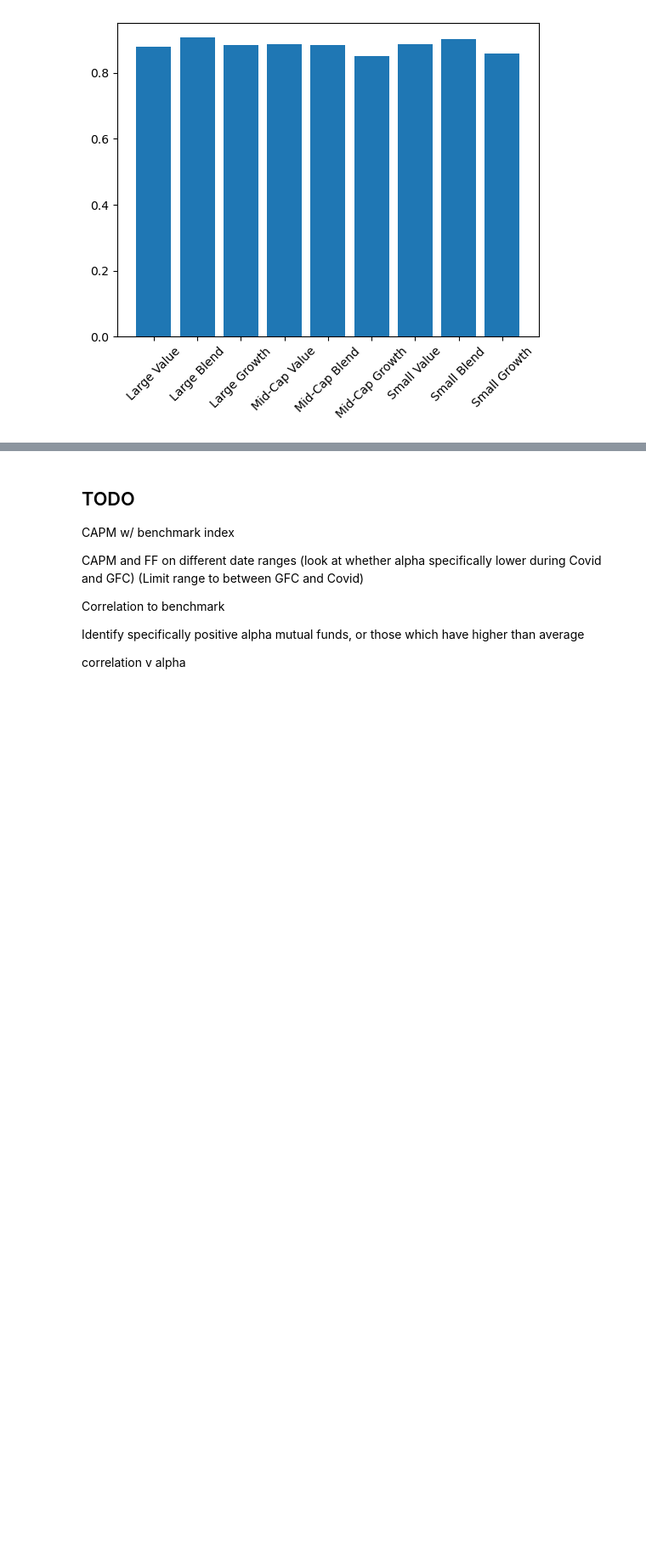
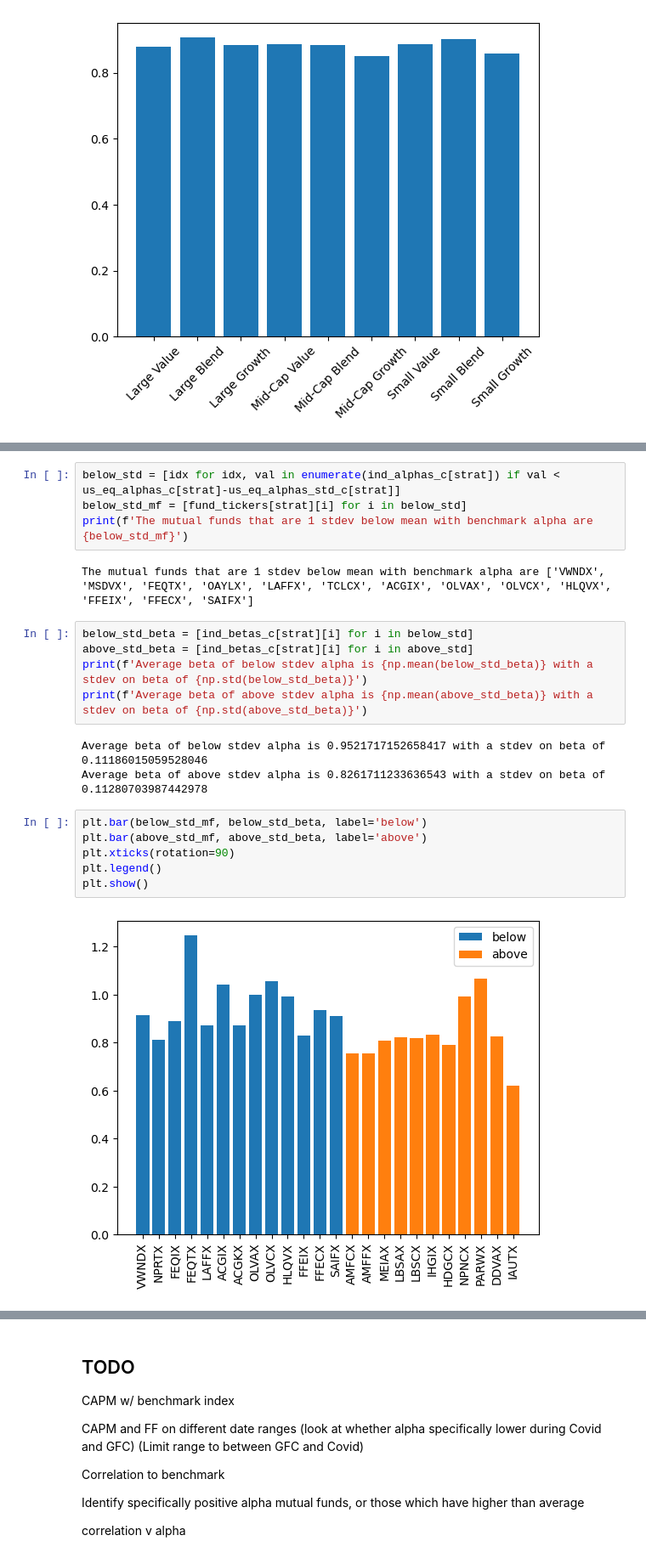
Before and after one commit to earlight/15-4331-final-project, a Jupyter notebook: us_data_analysis.ipynb, the cells around one changed output, grey strips where cells are left out. Shown at 85% size. Drawn from its saved outputs; the diff is of its cells as text; blank space fills up the shorter version.

```diff
--- a/data_analysis.ipynb
+++ b/us_data_analysis.ipynb
@@ -361,0 +407,22 @@ plt.show()
+# %%
+below_std = [idx for idx, val in enumerate(ind_alphas_c[strat]) if val < us_eq_alphas_c[strat]-us_eq_alphas_std_c[strat]]
+below_std_mf = [fund_tickers[strat][i] for i in below_std]
+print(f'The mutual funds that are 1 stdev below mean with benchmark alpha are {below_std_mf}')
+# %% [output]
+The mutual funds that are 1 stdev below mean with benchmark alpha are ['VWNDX', 'MSDVX', 'FEQTX', 'OAYLX', 'LAFFX', 'TCLCX', 'ACGIX', 'OLVAX', 'OLVCX', 'HLQVX', 'FFEIX', 'FFECX', 'SAIFX']
+# %%
+below_std_beta = [ind_betas_c[strat][i] for i in below_std]
+above_std_beta = [ind_betas_c[strat][i] for i in above_std]
+print(f'Average beta of below stdev alpha is {np.mean(below_std_beta)} with a stdev on beta of {np.std(below_std_beta)}')
+print(f'Average beta of above stdev alpha is {np.mean(above_std_beta)} with a stdev on beta of {np.std(above_std_beta)}')
+# %% [output]
+Average beta of below stdev alpha is 0.9521717152658417 with a stdev on beta of 0.11186015059528046
+Average beta of above stdev alpha is 0.8261711233636543 with a stdev on beta of 0.11280703987442978
+# %%
+plt.bar(below_std_mf, below_std_beta, label='below')
+plt.bar(above_std_mf, above_std_beta, label='above')
+plt.xticks(rotation=90)
+plt.legend()
+plt.show()
+# %% [output]
+[figure, added]
```
Also changed, not shown: parts of 27 cells of this notebook.
